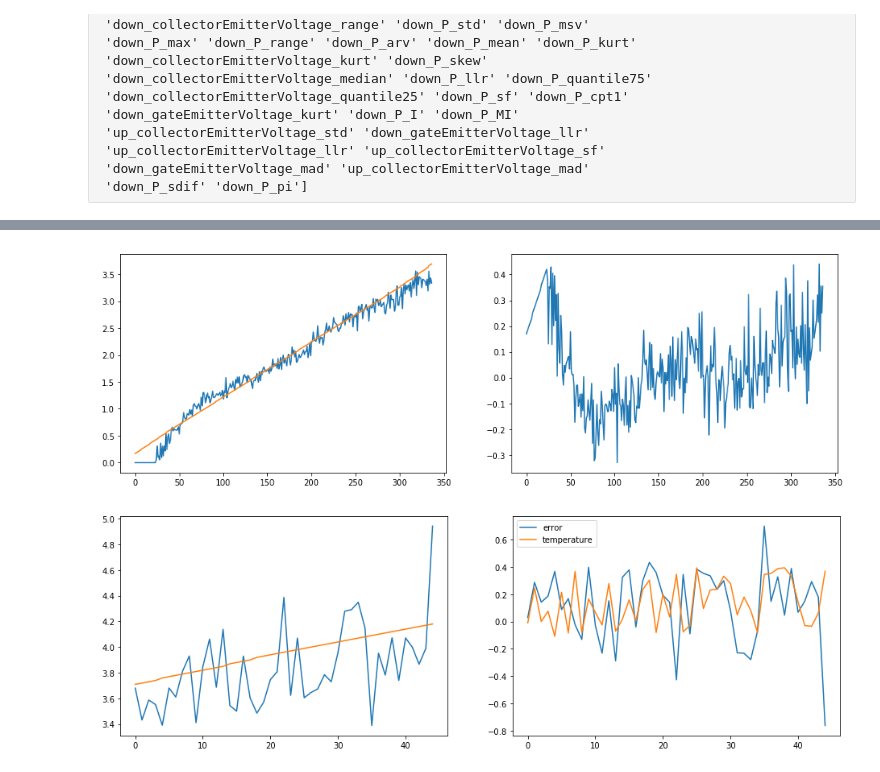
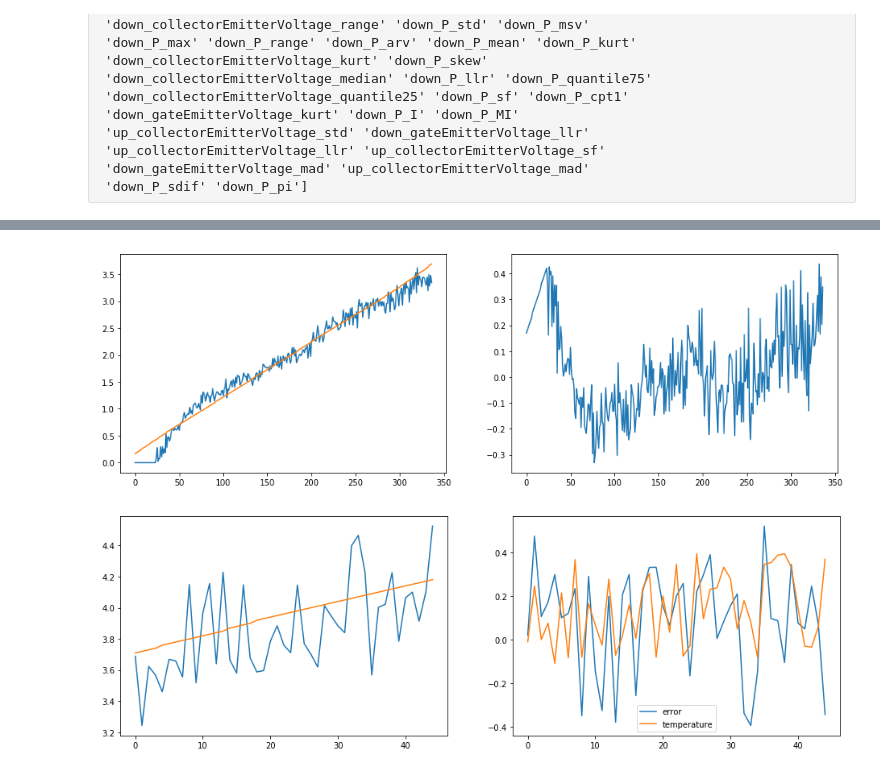
Before and after one commit to gejianwnen/IGBT_NASA, a Jupyter notebook: finetuning.ipynb, the cells around one changed output, grey strips where cells are left out. Cells and saved outputs as stored; diff of their text form; code cells hidden in the pictures.

```diff
--- a/finetuning.ipynb
+++ b/finetuning.ipynb
@@ -492,7 +492,7 @@ if DEBUG_MODE:
     NUM_HIDEN1 = 100
     NUM_HIDEN2 = 32
     DROPOUT = 0.5
-    NUM_EPOCH = 20000
+    NUM_EPOCH = 30000
 
 use_gpu = torch.cuda.is_available()
 print("use gpu:",use_gpu)
@@ -579,25 +579,26 @@ plt.plot((y_train-predict))
 # plt.plot(a[:350]-0.5)
 plt.show()
 # %% [output]
-[figure, old version]
+[figure, new version]
 # %%
 model.eval()
 with torch.no_grad():
     x_test = x_test.cuda()
     predict = model(x_test)
 predict = predict.cpu()
 y_test = y_test.cpu()
 x_test = x_test.cpu()
 plt.close("all")
 plt.figure(figsize=(16,5))
 plt.subplot(121)
 plt.plot(predict)
 plt.plot(y_test)
 plt.subplot(122)
 plt.plot((y_test-predict),label = "error")
 a = train_df["temperature"].values
-plt.plot(x_test[:,-1]-0.5,label = "temperature")
+plt.plot(a[-45:]-0.5,label = "temperature")
+# plt.plot(x_test[:,-1]-0.5,label = "temperature")
 plt.legend()
 plt.show()
 # %% [output]
-[figure, old version]
+[figure, new version]
```
Also changed, not shown: parts of 2 cells of this notebook, 1 other file.
